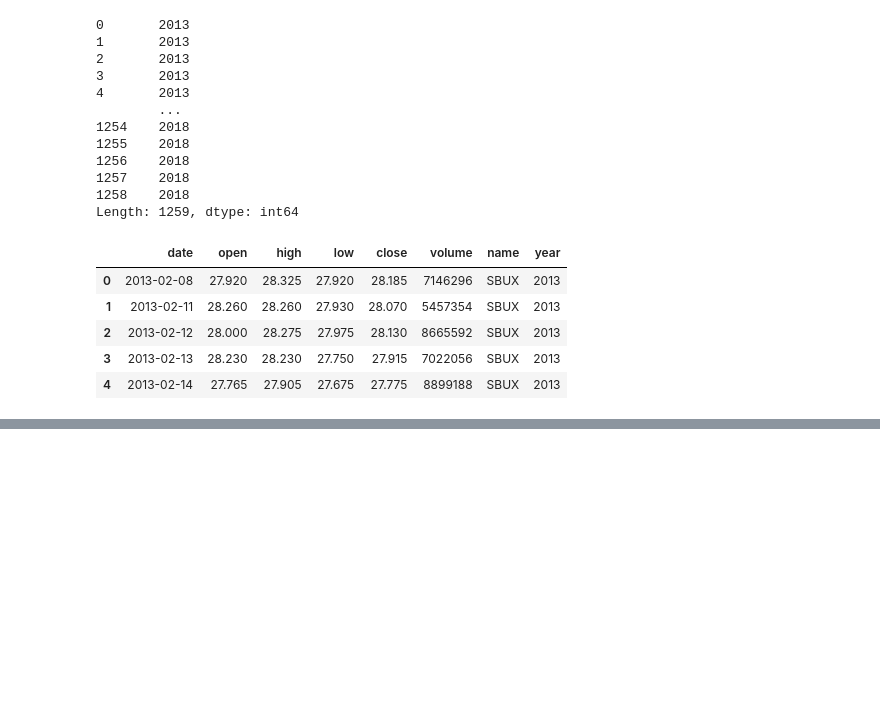
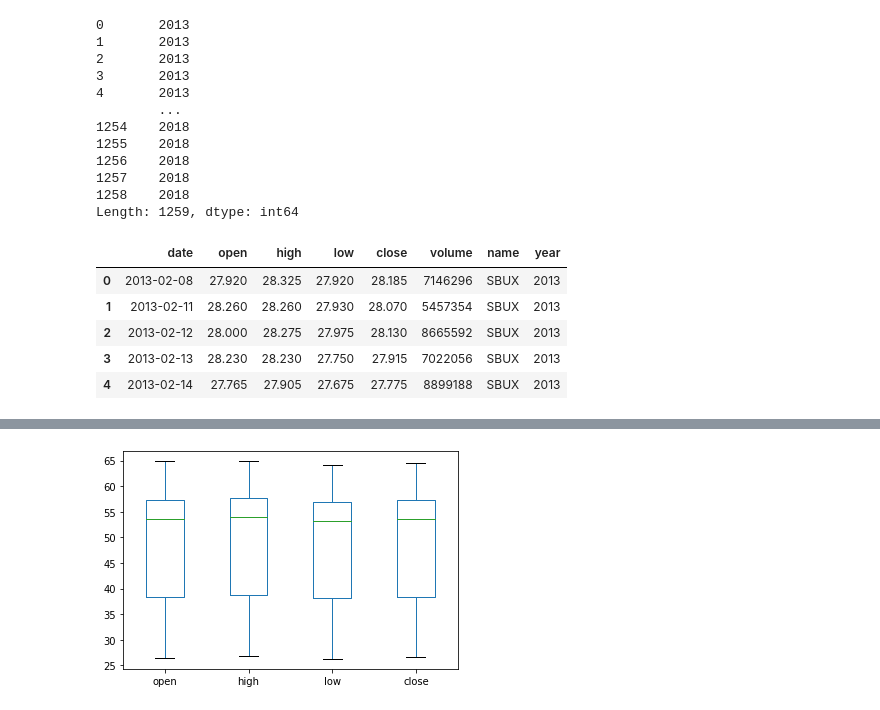
Before and after one commit to VHugoBarnes/machine-learning-practice, a Jupyter notebook: numpy-stack/pandas-tutorial.ipynb, the cells around one changed output, grey strips where cells are left out. Drawn from its saved outputs; the diff is of its cells as text; code cells hidden in the pictures; blank space fills up the shorter version.

```diff
--- a/numpy-stack/pandas-tutorial.ipynb
+++ b/numpy-stack/pandas-tutorial.ipynb
@@ -327,0 +339,4 @@ df.head()
+# %%
+df[['open', 'high', 'low', 'close']].plot.box();
+# %% [output]
+[figure, added]
```
Also changed, not shown: parts of 4 cells of this notebook.
